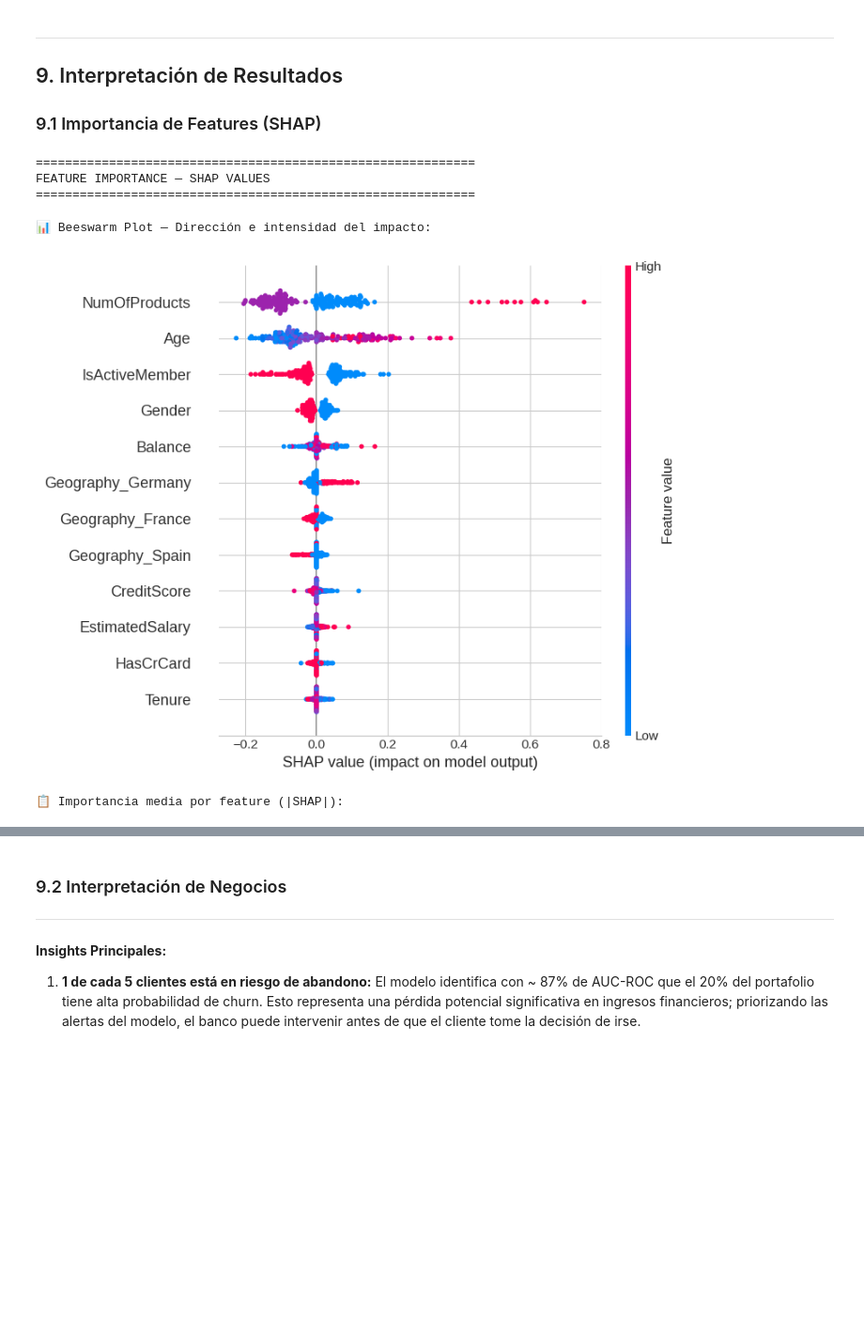
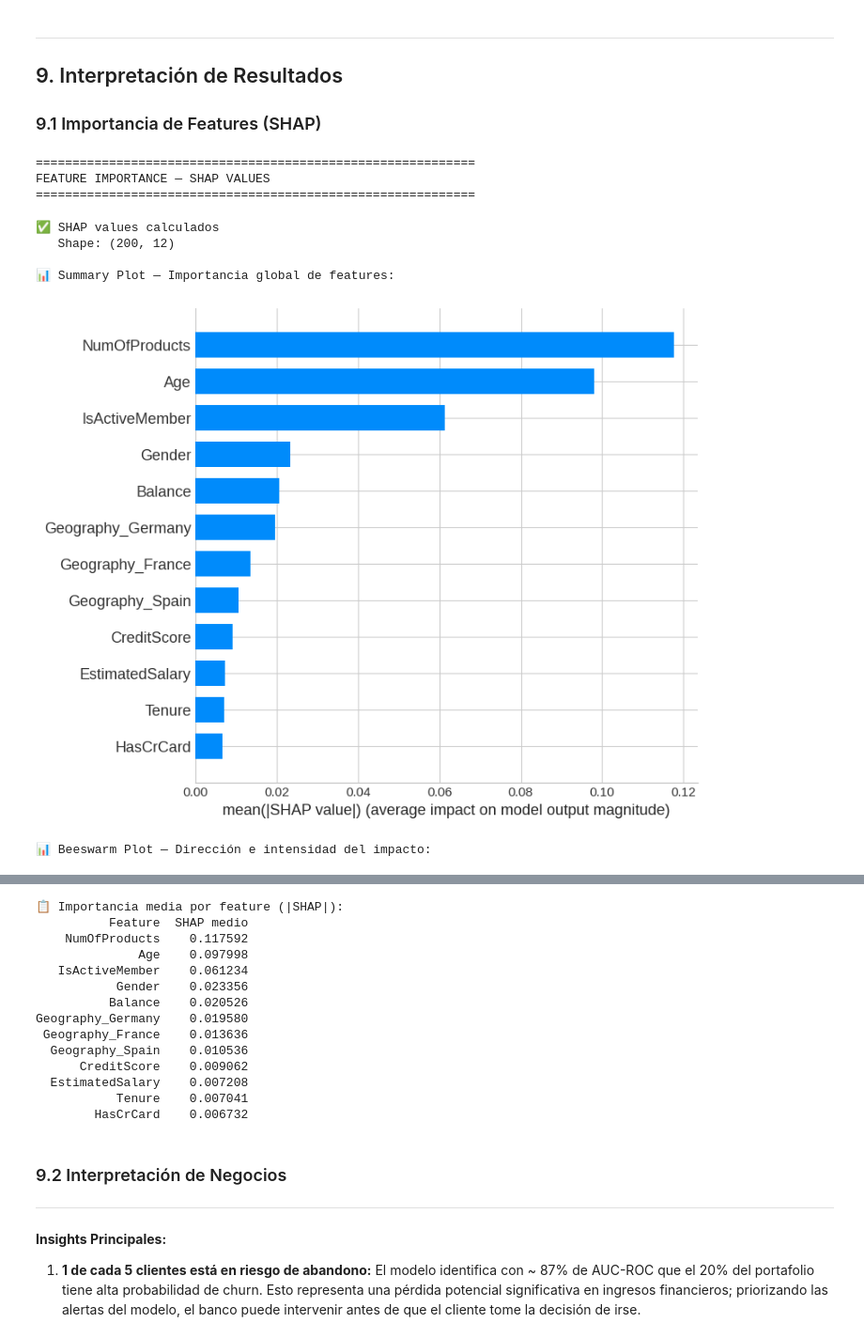
Before and after one commit to NBOZA2808/AML-Final-Boza-Solis-Nelson, a Jupyter notebook: notebooks/final_project.ipynb, the cells around one changed output, grey strips where cells are left out. Shown at 94% size. Drawn from its saved outputs; the diff is of its cells as text; code cells hidden in the pictures; blank space fills up the shorter version.

```diff
--- a/notebooks/final_project.ipynb
+++ b/notebooks/final_project.ipynb
@@ -1674,8 +1674,8 @@ Los modelos de Deep Learning superan a la Regresión Logística (~ 0.77 AUC) y s
 # FEATURE IMPORTANCE CON SHAP
 # =====================================================
 
-
 import shap
+import matplotlib.pyplot as plt
 
 print("=" * 60)
 print("FEATURE IMPORTANCE — SHAP VALUES")
@@ -1690,41 +1690,54 @@ def model_predict(X_np):
     tensor = torch.FloatTensor(X_np).to(device)
     with torch.no_grad():
         return best_model(tensor).cpu().numpy()
 
 X_background_np = X_train.values[:100]
 X_explain_np    = X_test.values[:200]
 
 explainer      = shap.KernelExplainer(model_predict, X_background_np)
 shap_values_np = explainer.shap_values(X_explain_np, nsamples=100)
 
-#print("✅ SHAP values calculados")
-#print(f"   Shape: {np.array(shap_values_np).shape}")
+print("✅ SHAP values calculados")
+print(f"   Shape: {np.array(shap_values_np).shape}")
 
 # ── Gráfico 1: Summary plot (importancia global) ──────────────────────────
-# print("\n📊 Summary Plot — Importancia global de features:")
-# shap.summary_plot(shap_values_np, X_explain_np,
-#                   feature_names=FEATURE_NAMES,
-#                   plot_type="bar", show=True)
+print("\n📊 Summary Plot — Importancia global de features:")
+fig1, ax1 = plt.subplots(figsize=(10, 6))
+shap.summary_plot(shap_values_np, X_explain_np,
+                  feature_names=FEATURE_NAMES,
+                  plot_type="bar", show=False)
+plt.tight_layout()
+plt.savefig("shap_summary_bar.png", dpi=150, bbox_inches='tight')
+plt.show()
+plt.close()
 
 # ── Gráfico 2: Beeswarm plot (dirección e intensidad del impacto) ─────────
 print("\n📊 Beeswarm Plot — Dirección e intensidad del impacto:")
+fig2, ax2 = plt.subplots(figsize=(10, 6))
 shap.summary_plot(shap_values_np, X_explain_np,
                   feature_names=FEATURE_NAMES,
-                  show=True)
+                  show=False)
+plt.tight_layout()
+plt.savefig("shap_beeswarm.png", dpi=150, bbox_inches='tight')
+plt.show()
+plt.close()
 
 # ── Tabla de importancia media ─────────────────────────────────────────────
 mean_shap = np.abs(np.array(shap_values_np)).mean(axis=0)
 shap_df   = pd.DataFrame({
     'Feature':    FEATURE_NAMES,
     'SHAP medio': mean_shap
 }).sort_values('SHAP medio', ascending=False)
 
 print("\n📋 Importancia media por feature (|SHAP|):")
-#display(shap_df.reset_index(drop=True))
+print(shap_df.reset_index(drop=True).to_string(index=False))
 # %% [output]
 ============================================================
 FEATURE IMPORTANCE — SHAP VALUES
 ============================================================
-📊 Beeswarm Plot — Dirección e intensidad del impacto:
+✅ SHAP values calculados
+   Shape: (200, 12)
+
+📊 Summary Plot — Importancia global de features:
-[figure, old version]
+[figure, new version]
-📋 Importancia media por feature (|SHAP|):
+📊 Beeswarm Plot — Dirección e intensidad del impacto:
@@ -1731,3 +1745,17 @@ FEATURE IMPORTANCE — SHAP VALUES
+📋 Importancia media por feature (|SHAP|):
+          Feature  SHAP medio
+    NumOfProducts    0.117592
+              Age    0.097998
+   IsActiveMember    0.061234
+           Gender    0.023356
+          Balance    0.020526
+Geography_Germany    0.019580
+ Geography_France    0.013636
+  Geography_Spain    0.010536
+      CreditScore    0.009062
+  EstimatedSalary    0.007208
+           Tenure    0.007041
+        HasCrCard    0.006732
 # %% [markdown]
 ### 9.2 Interpretación de Negocios
 
```
Also changed, not shown: parts of 1 cell of this notebook.
